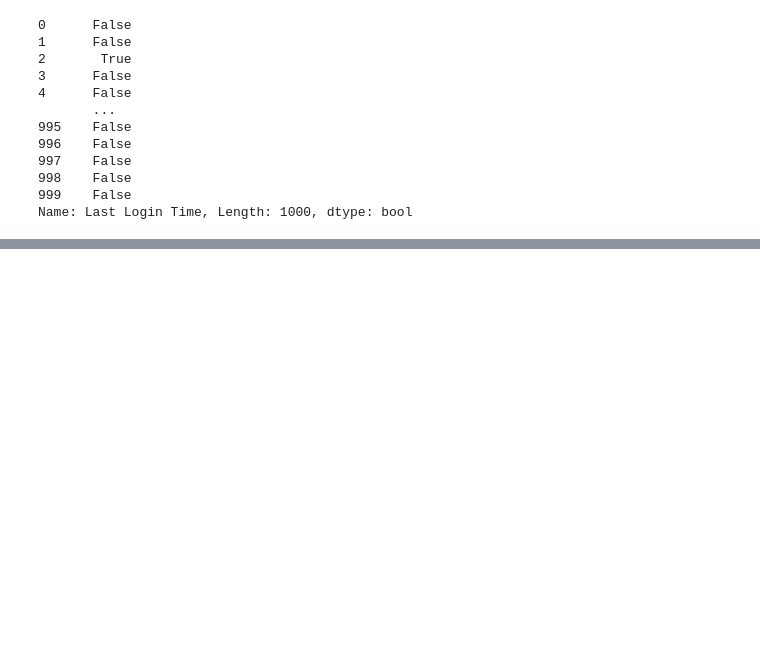
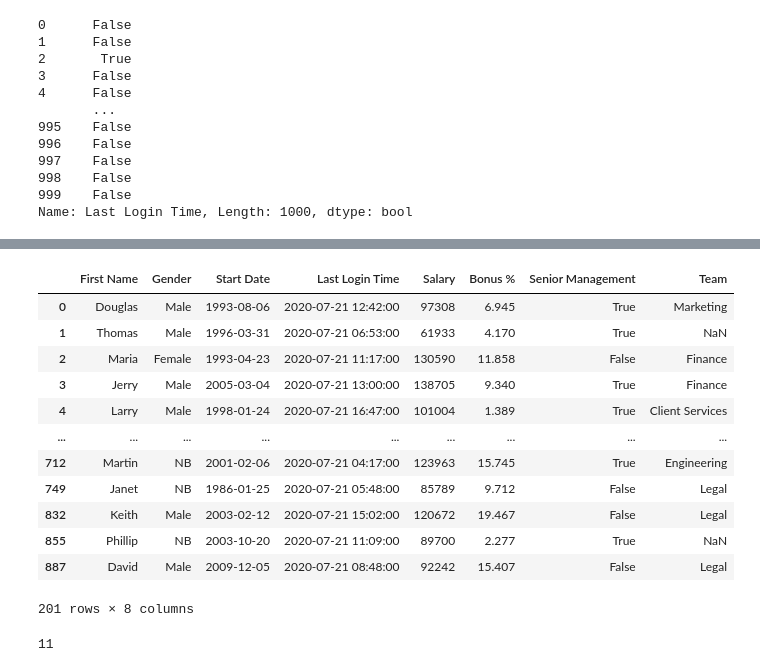
Before and after one commit to brandontip/DataAnalysis, a Jupyter notebook: DataFrames 2.ipynb, the cells around one changed output, grey strips where cells are left out. Saved outputs shown, nothing was run; the diff lists cells and outputs as text; code cells hidden in the pictures; blank space fills up the shorter version.

```diff
--- a/DataFrames 2.ipynb
+++ b/DataFrames 2.ipynb
@@ -132,0 +136,22 @@ Name: Last Login Time, Length: 1000, dtype: bool
+# %%
+employees.drop_duplicates(subset=["First Name"], keep = 'first')
+# %% [output]
+|  | First Name | Gender | Start Date | Last Login Time | Salary | Bonus % | Senior Management | Team |
+| 0 | Douglas | Male | 1993-08-06 | 2020-07-21 12:42:00 | 97308 | 6.945 | True | Marketing |
+| 1 | Thomas | Male | 1996-03-31 | 2020-07-21 06:53:00 | 61933 | 4.170 | True | NaN |
+| 2 | Maria | Female | 1993-04-23 | 2020-07-21 11:17:00 | 130590 | 11.858 | False | Finance |
+| 3 | Jerry | Male | 2005-03-04 | 2020-07-21 13:00:00 | 138705 | 9.340 | True | Finance |
+| 4 | Larry | Male | 1998-01-24 | 2020-07-21 16:47:00 | 101004 | 1.389 | True | Client Services |
+| ... | ... | ... | ... | ... | ... | ... | ... | ... |
+| 712 | Martin | NB | 2001-02-06 | 2020-07-21 04:17:00 | 123963 | 15.745 | True | Engineering |
+| 749 | Janet | NB | 1986-01-25 | 2020-07-21 05:48:00 | 85789 | 9.712 | False | Legal |
+| 832 | Keith | Male | 2003-02-12 | 2020-07-21 15:02:00 | 120672 | 19.467 | False | Legal |
+| 855 | Phillip | NB | 2003-10-20 | 2020-07-21 11:09:00 | 89700 | 2.277 | True | NaN |
+| 887 | David | Male | 2009-12-05 | 2020-07-21 08:48:00 | 92242 | 15.407 | False | Legal |
+201 rows × 8 columns
+# %%
+# list unique values or count the number of them
+employees["Team"].unique()
+employees["Team"].nunique(dropna= False)
+# %% [output]
+11
```
Also changed, not shown: parts of 5 cells of this notebook, 5 other files.
